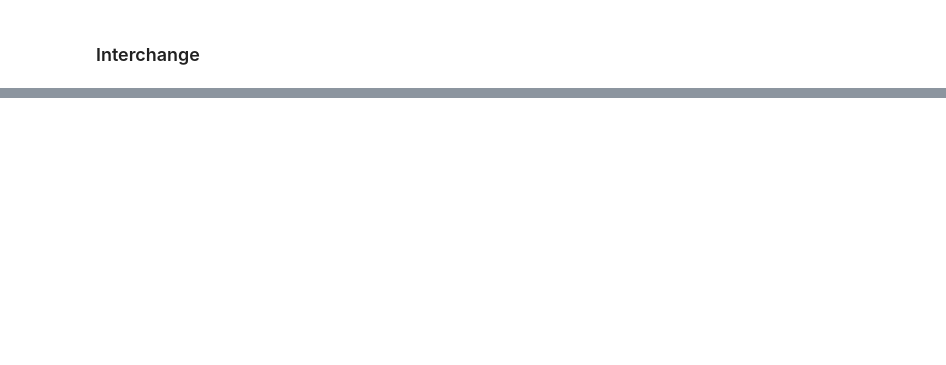
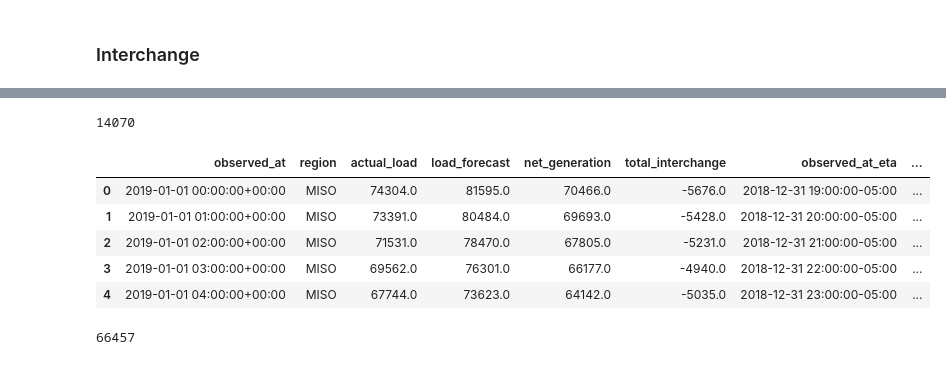
Before and after one commit to jackyeung99/eml_transformer, a Jupyter notebook: notebooks/eia960_data.ipynb, the cells around one changed output, grey strips where cells are left out. Drawn from its saved outputs; the diff is of its cells as text; code cells hidden in the pictures; blank space fills up the shorter version.

```diff
--- a/notebooks/eia960_data.ipynb
+++ b/notebooks/eia960_data.ipynb
@@ -148,0 +182,23 @@ interchange_df
+# %%
+len(eia_interchange_df)
+# %% [output]
+14070
+# %%
+DATA_PATH = ROOT / 'data' / 'silver' / 'source=eia930_region' / 'artifact=records'
+df = pd.read_parquet(DATA_PATH)
+
+
+eia_interchange_hourly_df = build_eia_region_hourly(df)
+# %%
+eia_interchange_hourly_df.head()
+# %% [output]
+|  | observed_at | region | actual_load | load_forecast | net_generation | total_interchange | observed_at_eta | ... |
+| 0 | 2019-01-01 00:00:00+00:00 | MISO | 74304.0 | 81595.0 | 70466.0 | -5676.0 | 2018-12-31 19:00:00-05:00 | ... |
+| 1 | 2019-01-01 01:00:00+00:00 | MISO | 73391.0 | 80484.0 | 69693.0 | -5428.0 | 2018-12-31 20:00:00-05:00 | ... |
+| 2 | 2019-01-01 02:00:00+00:00 | MISO | 71531.0 | 78470.0 | 67805.0 | -5231.0 | 2018-12-31 21:00:00-05:00 | ... |
+| 3 | 2019-01-01 03:00:00+00:00 | MISO | 69562.0 | 76301.0 | 66177.0 | -4940.0 | 2018-12-31 22:00:00-05:00 | ... |
+| 4 | 2019-01-01 04:00:00+00:00 | MISO | 67744.0 | 73623.0 | 64142.0 | -5035.0 | 2018-12-31 23:00:00-05:00 | ... |
+# %%
+len(eia_interchange_hourly_df)
+# %% [output]
+66457
```
Also changed, not shown: parts of 11 cells of this notebook, 12 other files.
